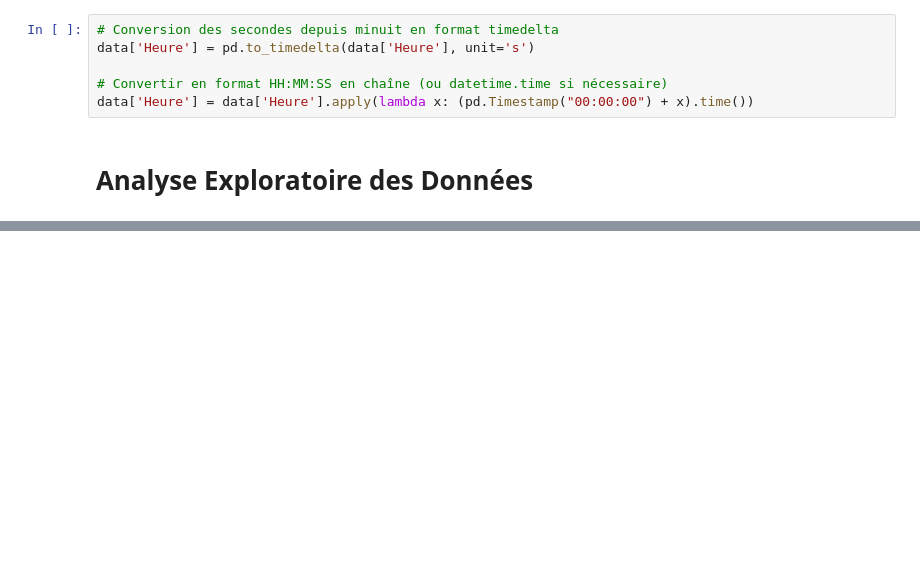
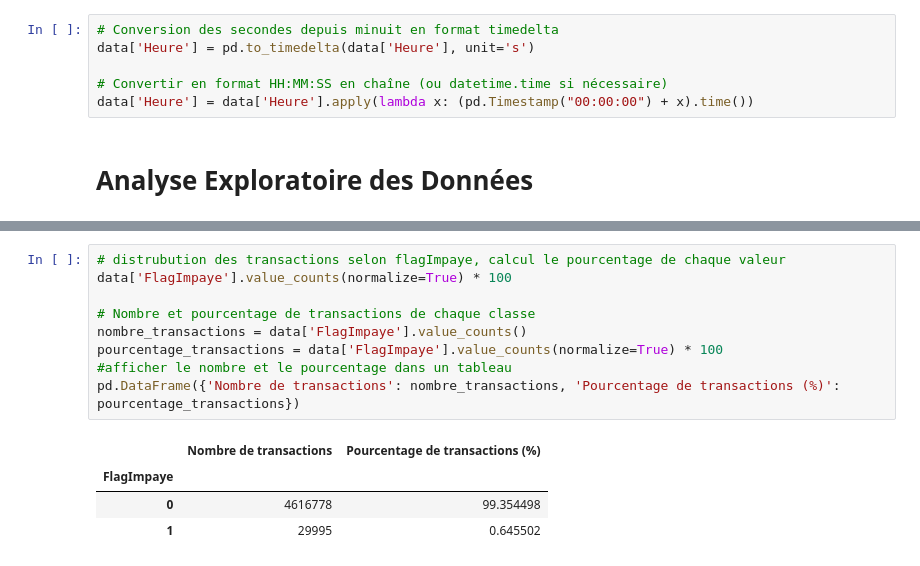
Before and after one commit to lansanacisse/Fouilles-massives, a Jupyter notebook: Analyse exploratoire.ipynb, the cells around one changed output, grey strips where cells are left out. Drawn from its saved outputs; the diff is of its cells as text; blank space fills up the shorter version.

```diff
--- a/Analyse exploratoire.ipynb
+++ b/Analyse exploratoire.ipynb
@@ -289,0 +235,14 @@ See the caveats in the documentation: https://pandas.pydata.org/pandas-docs/stab
+# %%
+# distrubution des transactions selon flagImpaye, calcul le pourcentage de chaque valeur
+data['FlagImpaye'].value_counts(normalize=True) * 100
+
+# Nombre et pourcentage de transactions de chaque classe
+nombre_transactions = data['FlagImpaye'].value_counts()
+pourcentage_transactions = data['FlagImpaye'].value_counts(normalize=True) * 100
+#afficher le nombre et le pourcentage dans un tableau
+pd.DataFrame({'Nombre de transactions': nombre_transactions, 'Pourcentage de transactions (%)': pourcentage_transactions})
+# %% [output]
+|  | Nombre de transactions | Pourcentage de transactions (%) |
+| FlagImpaye |  |  |
+| 0 | 4616778 | 99.354498 |
+| 1 | 29995 | 0.645502 |
```
Also changed, not shown: parts of 19 cells of this notebook, 15 other files.
